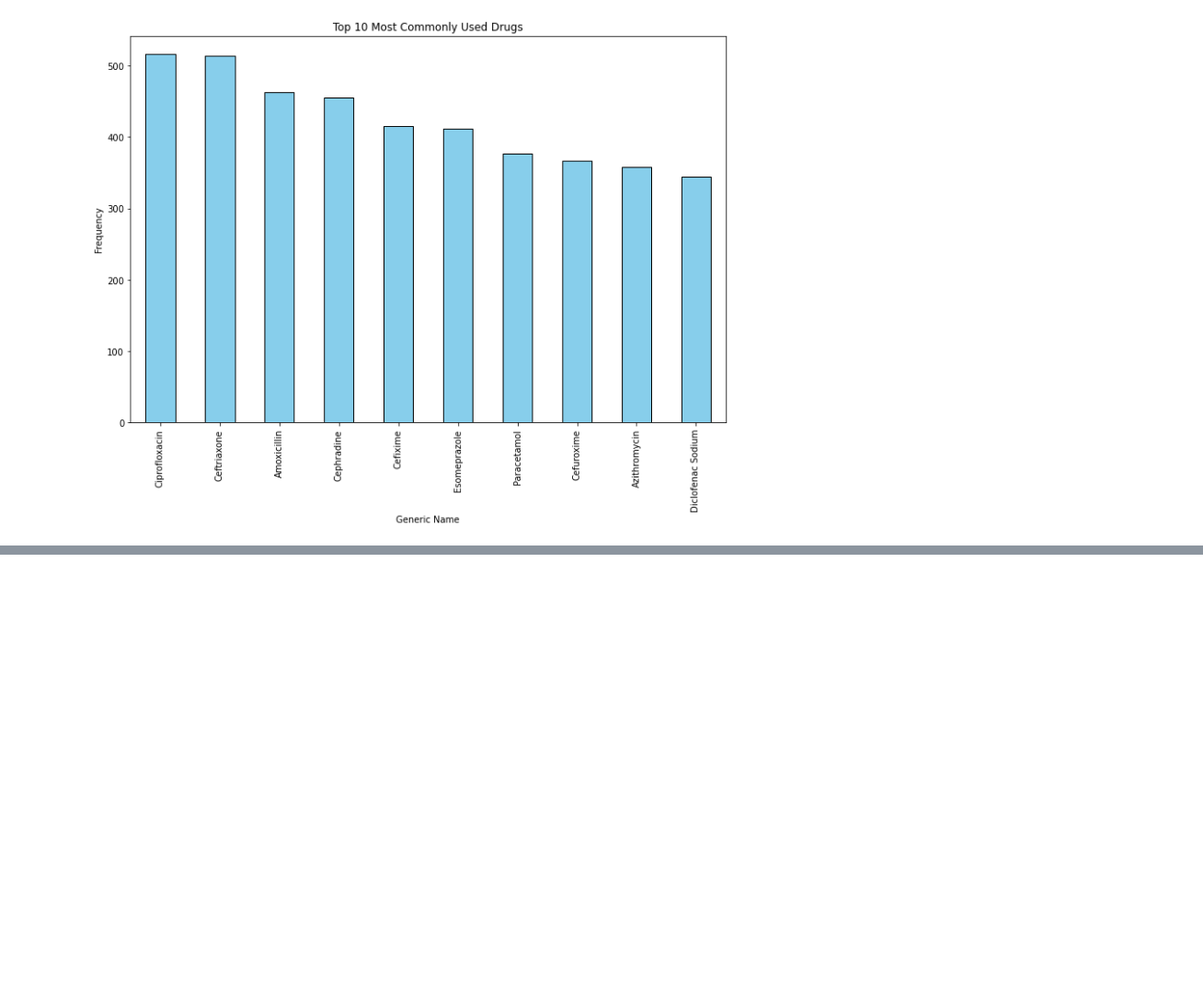
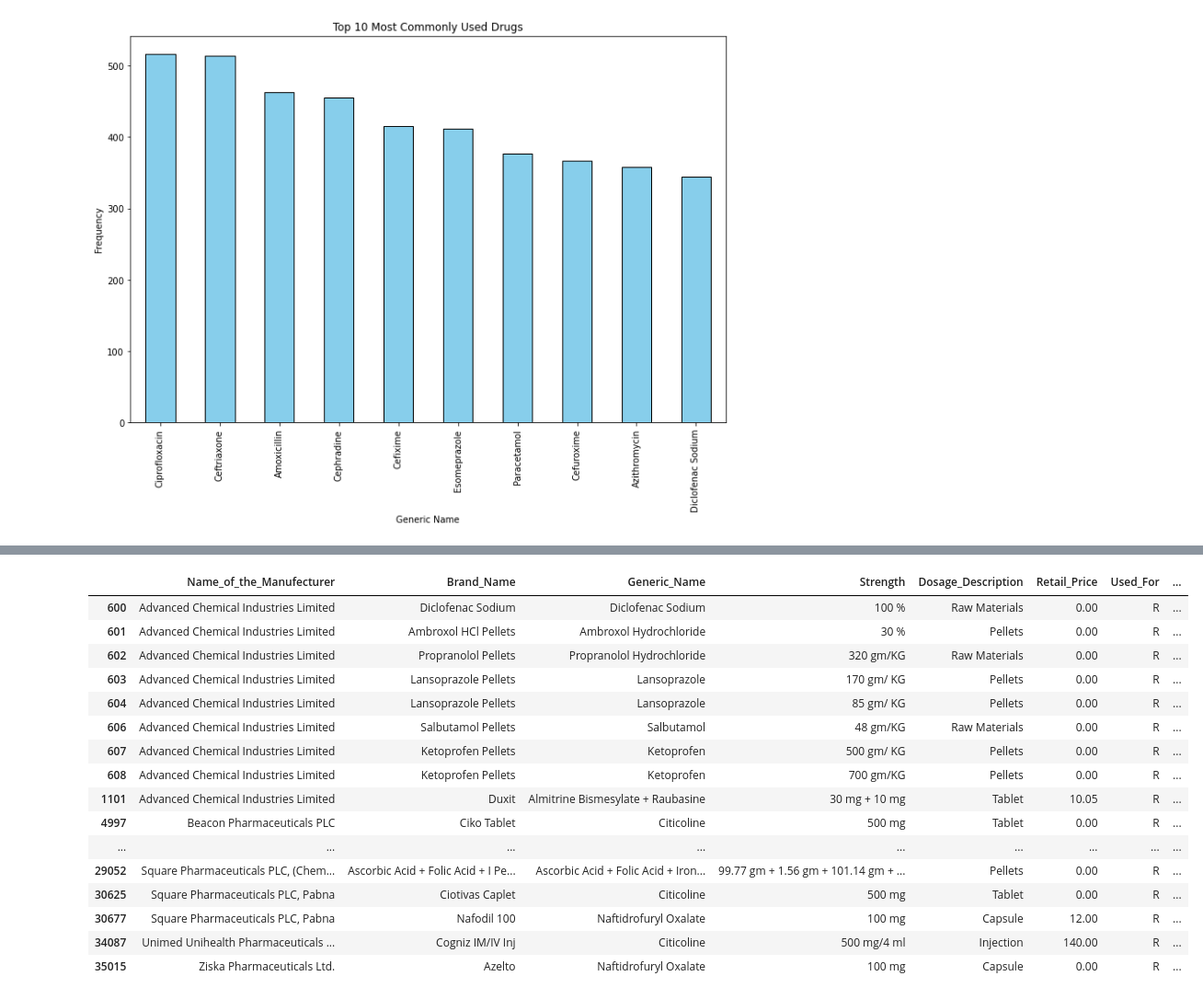
Before and after one commit to mMahnoor/BangladeshPharma_Data, a Jupyter notebook: Analysis/Basic_Analysis.ipynb, the cells around one changed output, grey strips where cells are left out. Shown at 92% size. Saved outputs shown, nothing was run; the diff lists cells and outputs as text; code cells hidden in the pictures; blank space fills up the shorter version.

```diff
--- a/Analysis/Basic_Analysis.ipynb
+++ b/Analysis/Basic_Analysis.ipynb
@@ -270 +302,22 @@ plt.show()
+# %%
+r_med = allopathic_data[allopathic_data['Used_For']=='R']
+r_med
+# %% [output]
+|  | Name_of_the_Manufecturer | Brand_Name | Generic_Name | Strength | Dosage_Description | Retail_Price | Used_For | ... |
+| 600 | Advanced Chemical Industries Limited | Diclofenac Sodium | Diclofenac Sodium | 100 % | Raw Materials | 0.00 | R | ... |
+| 601 | Advanced Chemical Industries Limited | Ambroxol HCl Pellets | Ambroxol Hydrochloride | 30 % | Pellets | 0.00 | R | ... |
+| 602 | Advanced Chemical Industries Limited | Propranolol Pellets | Propranolol Hydrochloride | 320 gm/KG | Raw Materials | 0.00 | R | ... |
+| 603 | Advanced Chemical Industries Limited | Lansoprazole Pellets | Lansoprazole | 170 gm/ KG | Pellets | 0.00 | R | ... |
+| 604 | Advanced Chemical Industries Limited | Lansoprazole Pellets | Lansoprazole | 85 gm/ KG | Pellets | 0.00 | R | ... |
+| 606 | Advanced Chemical Industries Limited | Salbutamol Pellets | Salbutamol | 48 gm/KG | Raw Materials | 0.00 | R | ... |
+| 607 | Advanced Chemical Industries Limited | Ketoprofen Pellets | Ketoprofen | 500 gm/ KG | Pellets | 0.00 | R | ... |
+| 608 | Advanced Chemical Industries Limited | Ketoprofen Pellets | Ketoprofen | 700 gm/KG | Pellets | 0.00 | R | ... |
+| 1101 | Advanced Chemical Industries Limited | Duxit | Almitrine Bismesylate + Raubasine | 30 mg + 10 mg | Tablet | 10.05 | R | ... |
+| 4997 | Beacon Pharmaceuticals PLC | Ciko Tablet | Citicoline | 500 mg | Tablet | 0.00 | R | ... |
+| ... | ... | ... | ... | ... | ... | ... | ... | ... |
+| 29052 | Square Pharmaceuticals PLC, (Chem... | Ascorbic Acid + Folic Acid + I Pe... | Ascorbic Acid + Folic Acid + Iron... | 99.77 gm + 1.56 gm + 101.14 gm + ... | Pellets | 0.00 | R | ... |
+| 30625 | Square Pharmaceuticals PLC, Pabna | Ciotivas Caplet | Citicoline | 500 mg | Tablet | 0.00 | R | ... |
+| 30677 | Square Pharmaceuticals PLC, Pabna | Nafodil 100 | Naftidrofuryl Oxalate | 100 mg | Capsule | 12.00 | R | ... |
+| 34087 | Unimed Unihealth Pharmaceuticals ... | Cogniz IM/IV Inj | Citicoline | 500 mg/4 ml | Injection | 140.00 | R | ... |
+| 35015 | Ziska Pharmaceuticals Ltd. | Azelto | Naftidrofuryl Oxalate | 100 mg | Capsule | 0.00 | R | ... |
 # %%
```
Also changed, not shown: parts of 7 cells of this notebook.
